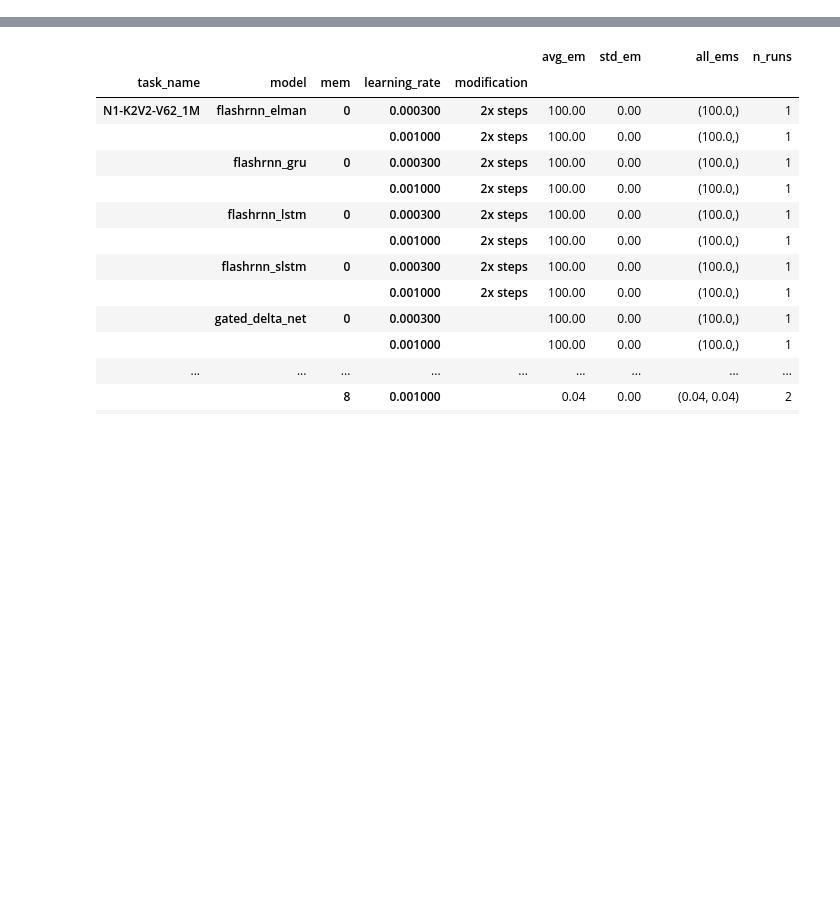
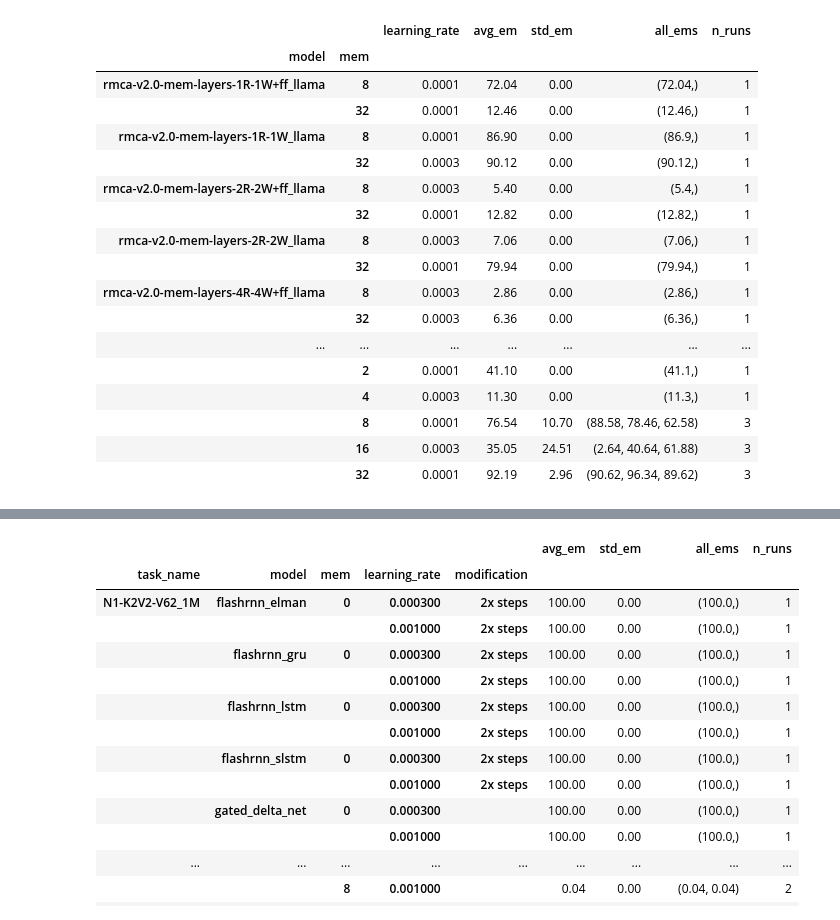
Before and after one commit to booydar/compressing-associations, a Jupyter notebook: notebooks/collect_results_compressing_associations.ipynb, the cells around one changed output, grey strips where cells are left out. Saved outputs shown, nothing was run; the diff lists cells and outputs as text; code cells hidden in the pictures; blank space fills up the shorter version.

```diff
--- a/notebooks/collect_results_compressing_associations.ipynb
+++ b/notebooks/collect_results_compressing_associations.ipynb
@@ -135,0 +195,43 @@ grouped
+# %%
+target_models = [
+    'rmca-v2.0-write-order_llama',
+    'rmca-v2.0-mem-layers-2R-2W_llama',
+    'rmca-v2.0-mem-layers-1R-1W+ff_llama',
+    'rmca-v2.0-mem-layers-1R-1W_llama',
+    'rmca-v2.0-mem-layers-4R-4W+ff_llama',
+    'rmca-v2.0-mem-layers-2R-2W+ff_llama',
+    'rmca-v2.0-mem-layers-4R-4W_llama'
+]
+
+filtered = grouped.reset_index()
+filtered = filtered[filtered['model'].isin(target_models)]
+
+best = (
+    filtered
+    .sort_values(['n_pairs', 'avg_em'], ascending=[True, False])
+    .groupby(['n_pairs', 'model', 'mem'], as_index=False)
+    .head(1)
+    .sort_values(['n_pairs', 'model', 'mem'])
+    .set_index(['n_pairs', 'model', 'mem'])
+)
+display_cols = ['learning_rate', 'avg_em', 'std_em', 'all_ems', 'n_runs']
+best.xs(8, level='n_pairs')[display_cols]
+# %% [output]
+|  |  | learning_rate | avg_em | std_em | all_ems | n_runs |
+| model | mem |  |  |  |  |  |
+| rmca-v2.0-mem-layers-1R-1W+ff_llama | 8 | 0.0001 | 72.04 | 0.00 | (72.04,) | 1 |
+|  | 32 | 0.0001 | 12.46 | 0.00 | (12.46,) | 1 |
+| rmca-v2.0-mem-layers-1R-1W_llama | 8 | 0.0001 | 86.90 | 0.00 | (86.9,) | 1 |
+|  | 32 | 0.0003 | 90.12 | 0.00 | (90.12,) | 1 |
+| rmca-v2.0-mem-layers-2R-2W+ff_llama | 8 | 0.0003 | 5.40 | 0.00 | (5.4,) | 1 |
+|  | 32 | 0.0001 | 12.82 | 0.00 | (12.82,) | 1 |
+| rmca-v2.0-mem-layers-2R-2W_llama | 8 | 0.0003 | 7.06 | 0.00 | (7.06,) | 1 |
+|  | 32 | 0.0001 | 79.94 | 0.00 | (79.94,) | 1 |
+| rmca-v2.0-mem-layers-4R-4W+ff_llama | 8 | 0.0003 | 2.86 | 0.00 | (2.86,) | 1 |
+|  | 32 | 0.0003 | 6.36 | 0.00 | (6.36,) | 1 |
+| ... | ... | ... | ... | ... | ... | ... |
+|  | 2 | 0.0001 | 41.10 | 0.00 | (41.1,) | 1 |
+|  | 4 | 0.0003 | 11.30 | 0.00 | (11.3,) | 1 |
+|  | 8 | 0.0001 | 76.54 | 10.70 | (88.58, 78.46, 62.58) | 3 |
+|  | 16 | 0.0003 | 35.05 | 24.51 | (2.64, 40.64, 61.88) | 3 |
+|  | 32 | 0.0001 | 92.19 | 2.96 | (90.62, 96.34, 89.62) | 3 |
```
Also changed, not shown: parts of 15 cells of this notebook, 9 other files.
